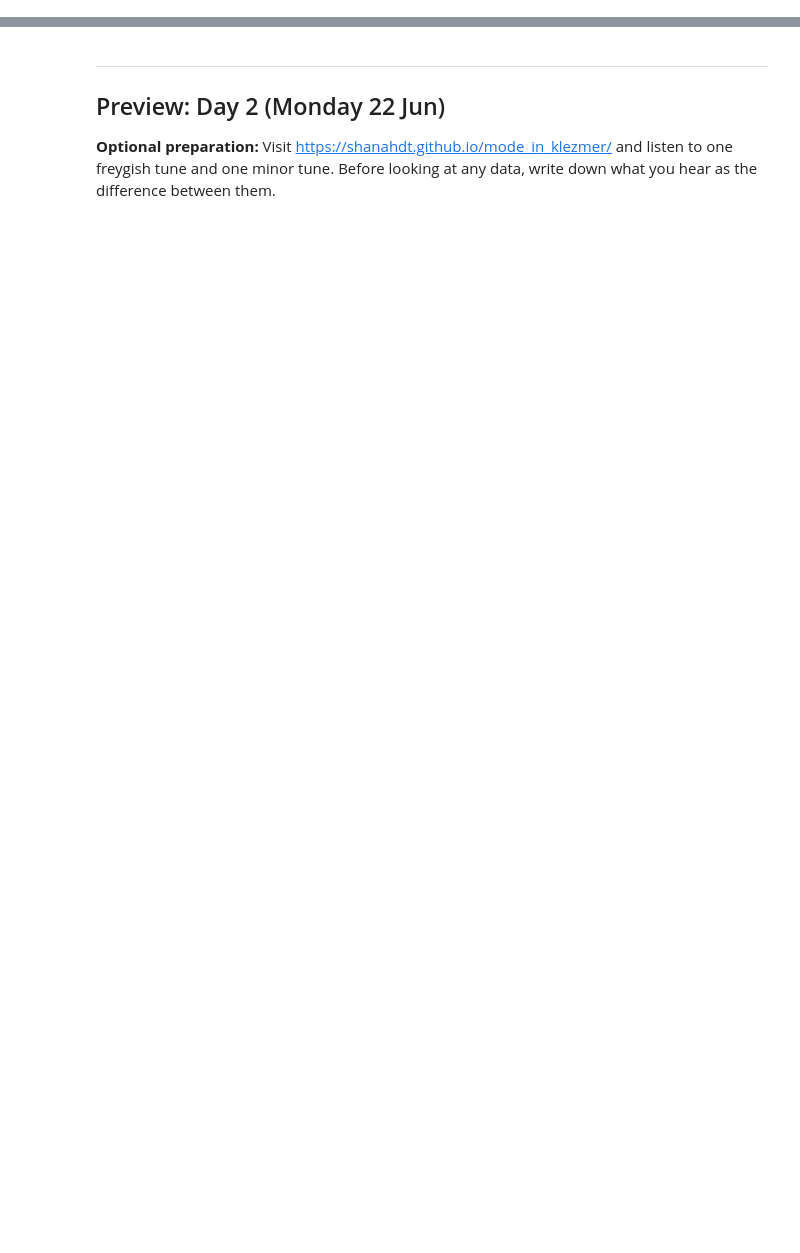
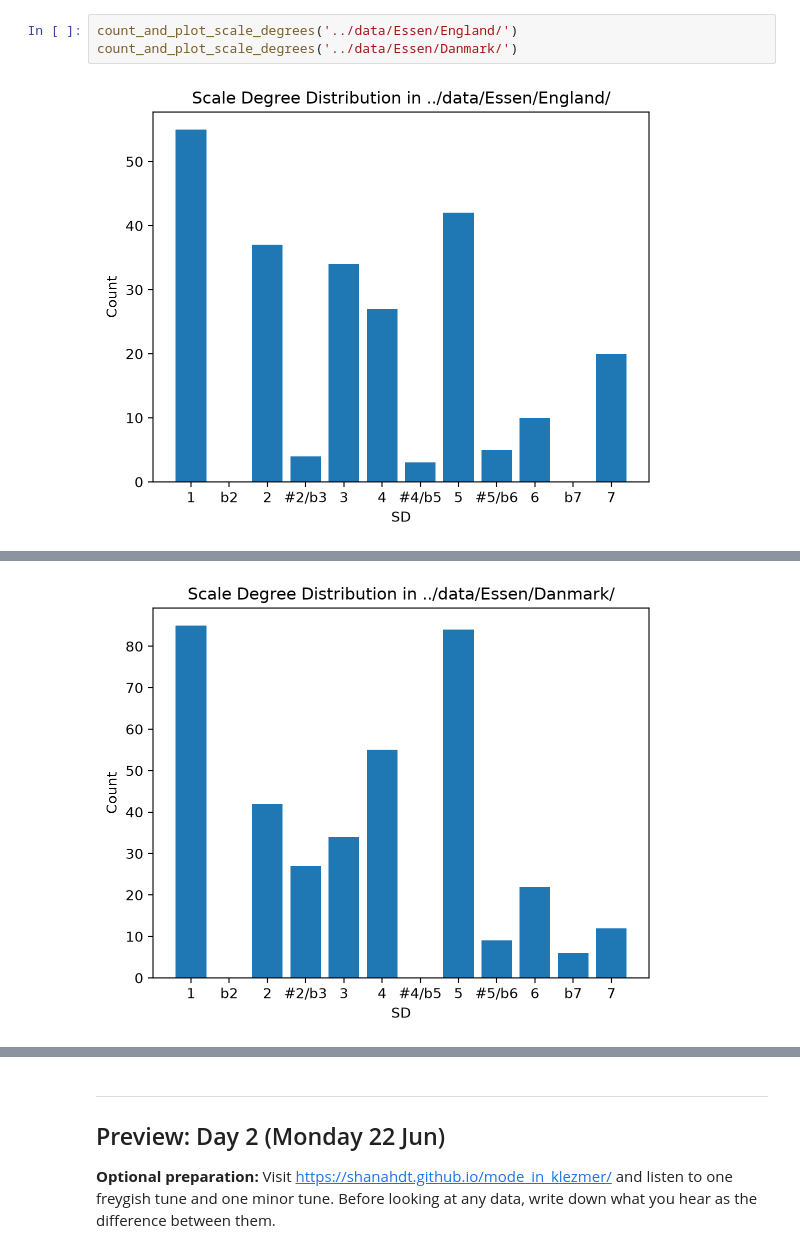
Before and after one commit to shanahdt/huji_summer_class_2026, a Jupyter notebook: notebooks/day1_encoding.ipynb, the cells around one changed output, grey strips where cells are left out. Saved outputs shown, nothing was run; the diff lists cells and outputs as text; blank space fills up the shorter version.

```diff
--- a/notebooks/day1_encoding.ipynb
+++ b/notebooks/day1_encoding.ipynb
@@ -306,0 +750,5 @@ print(kern_file.read_text())
+# %%
+count_and_plot_scale_degrees('../data/Essen/England/')
+count_and_plot_scale_degrees('../data/Essen/Danmark/')
+# %% [output]
+[figure, added]
@@ -306,0 +756 @@ print(kern_file.read_text())
+[figure, added]
```
Also changed, not shown: parts of 59 cells of this notebook, 1 other file.
